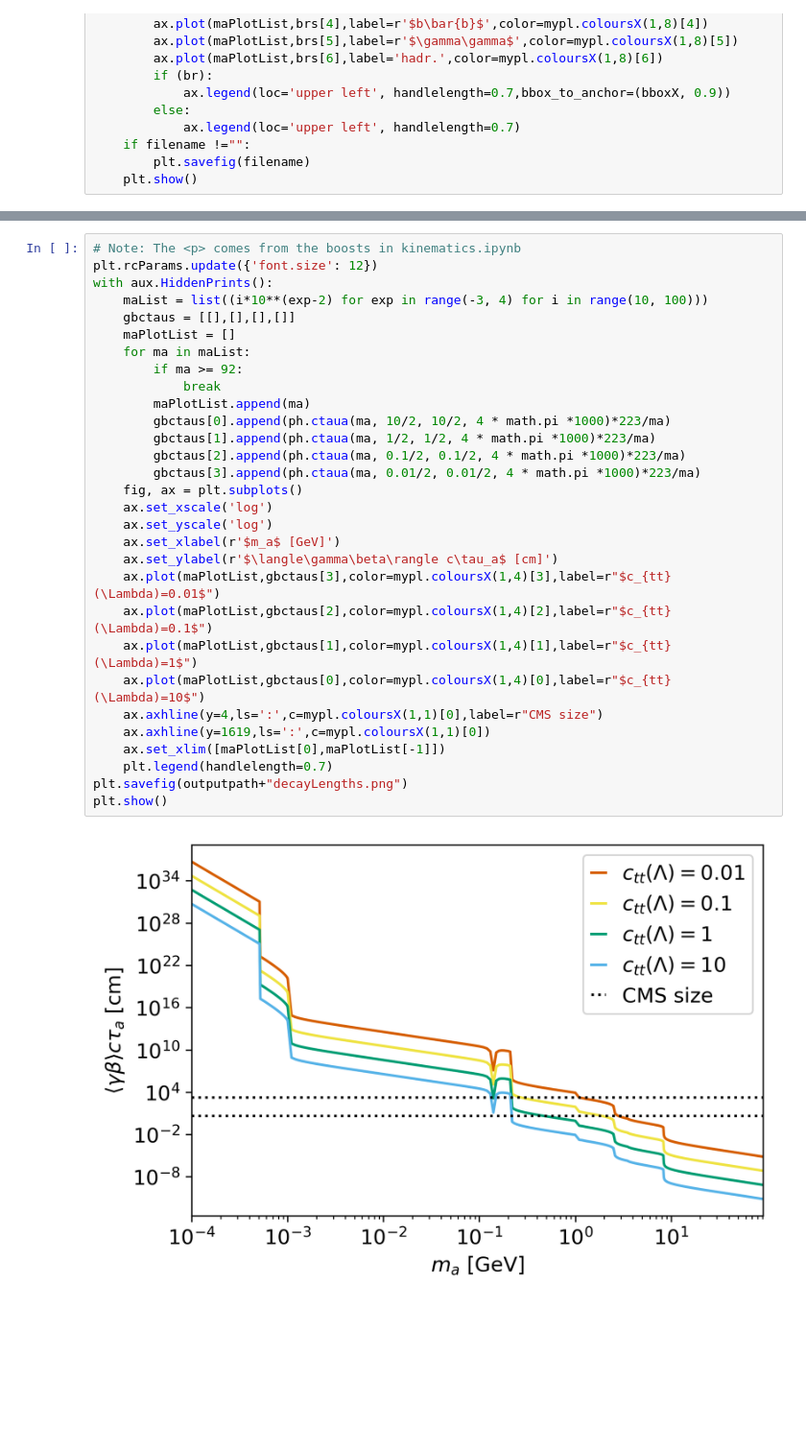
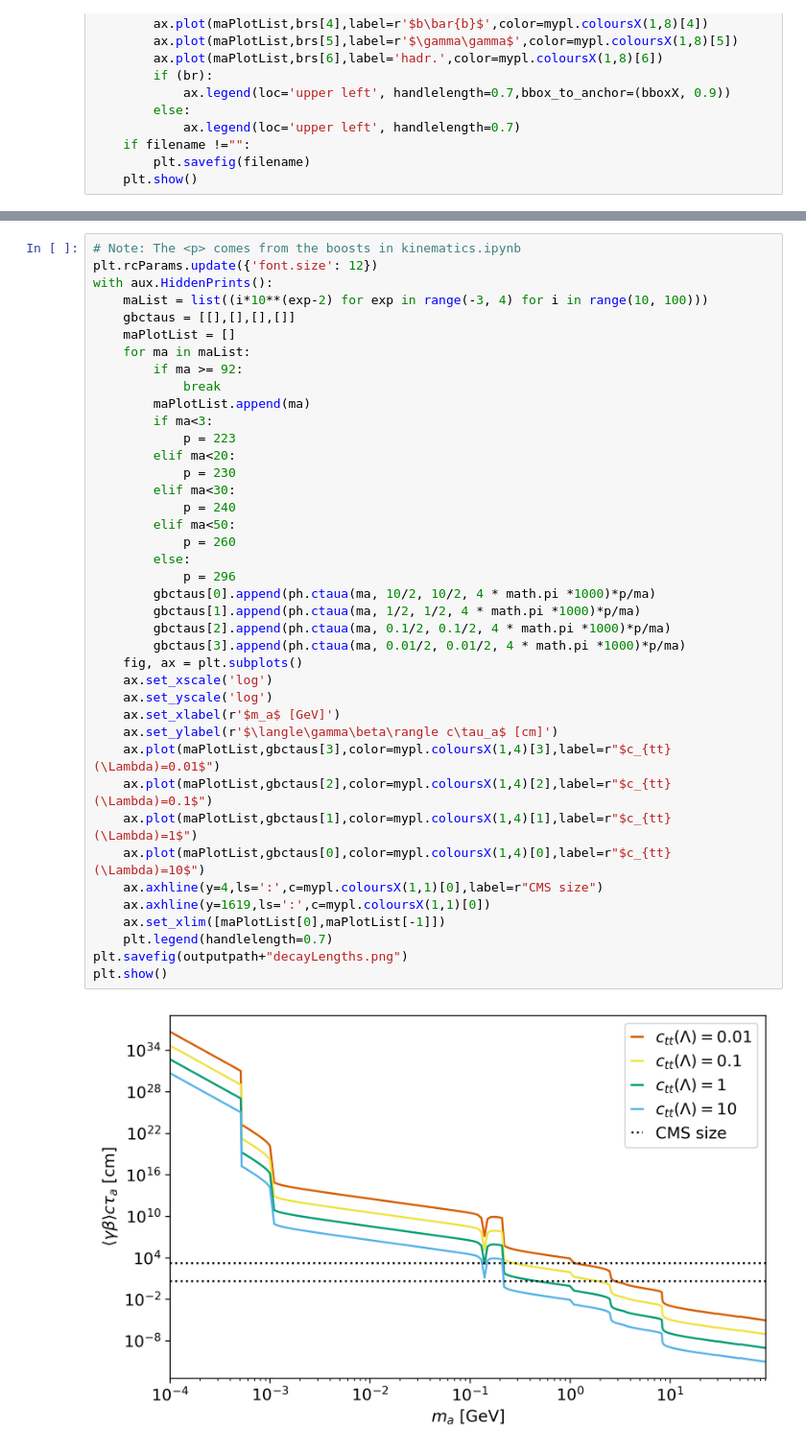
Before and after one commit to kerstinlovisa/ttalps, a Jupyter notebook: Decays.ipynb, the cells around one changed output, grey strips where cells are left out. Shown at 96% size. Cells and saved outputs as stored; diff of their text form; blank space fills up the shorter version.

```diff
--- a/Decays.ipynb
+++ b/Decays.ipynb
@@ -115,32 +115,42 @@ plt.show()
 # %%
 # Note: The <p> comes from the boosts in kinematics.ipynb
 plt.rcParams.update({'font.size': 12})
 with aux.HiddenPrints():
     maList = list((i*10**(exp-2) for exp in range(-3, 4) for i in range(10, 100)))
     gbctaus = [[],[],[],[]]
     maPlotList = []
     for ma in maList:
         if ma >= 92:
             break
         maPlotList.append(ma)
-        gbctaus[0].append(ph.ctaua(ma, 10/2, 10/2, 4 * math.pi *1000)*223/ma)
-        gbctaus[1].append(ph.ctaua(ma, 1/2, 1/2, 4 * math.pi *1000)*223/ma)
-        gbctaus[2].append(ph.ctaua(ma, 0.1/2, 0.1/2, 4 * math.pi *1000)*223/ma)
-        gbctaus[3].append(ph.ctaua(ma, 0.01/2, 0.01/2, 4 * math.pi *1000)*223/ma)
+        if ma<3:
+            p = 223
+        elif ma<20:
+            p = 230
+        elif ma<30:
+            p = 240
+        elif ma<50:
+            p = 260
+        else:
+            p = 296
+        gbctaus[0].append(ph.ctaua(ma, 10/2, 10/2, 4 * math.pi *1000)*p/ma)
+        gbctaus[1].append(ph.ctaua(ma, 1/2, 1/2, 4 * math.pi *1000)*p/ma)
+        gbctaus[2].append(ph.ctaua(ma, 0.1/2, 0.1/2, 4 * math.pi *1000)*p/ma)
+        gbctaus[3].append(ph.ctaua(ma, 0.01/2, 0.01/2, 4 * math.pi *1000)*p/ma)
     fig, ax = plt.subplots()
     ax.set_xscale('log')
     ax.set_yscale('log')
     ax.set_xlabel(r'$m_a$ [GeV]')
     ax.set_ylabel(r'$\langle\gamma\beta\rangle c\tau_a$ [cm]')
     ax.plot(maPlotList,gbctaus[3],color=mypl.coloursX(1,4)[3],label=r"$c_{tt}(\Lambda)=0.01$")
     ax.plot(maPlotList,gbctaus[2],color=mypl.coloursX(1,4)[2],label=r"$c_{tt}(\Lambda)=0.1$")
     ax.plot(maPlotList,gbctaus[1],color=mypl.coloursX(1,4)[1],label=r"$c_{tt}(\Lambda)=1$")
     ax.plot(maPlotList,gbctaus[0],color=mypl.coloursX(1,4)[0],label=r"$c_{tt}(\Lambda)=10$")
     ax.axhline(y=4,ls=':',c=mypl.coloursX(1,1)[0],label=r"CMS size")
     ax.axhline(y=1619,ls=':',c=mypl.coloursX(1,1)[0])
     ax.set_xlim([maPlotList[0],maPlotList[-1]])
     plt.legend(handlelength=0.7)
 plt.savefig(outputpath+"decayLengths.png")
 plt.show()
 # %% [output]
-[figure, old version]
+[figure, new version]
```
Also changed, not shown: parts of 2 cells of this notebook.
